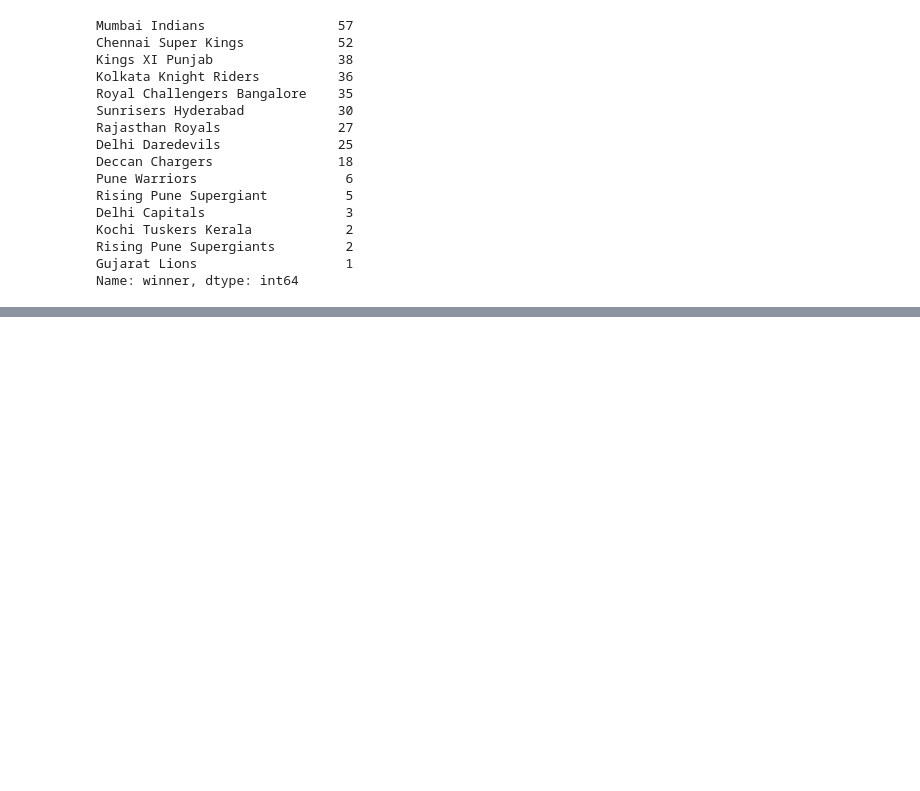
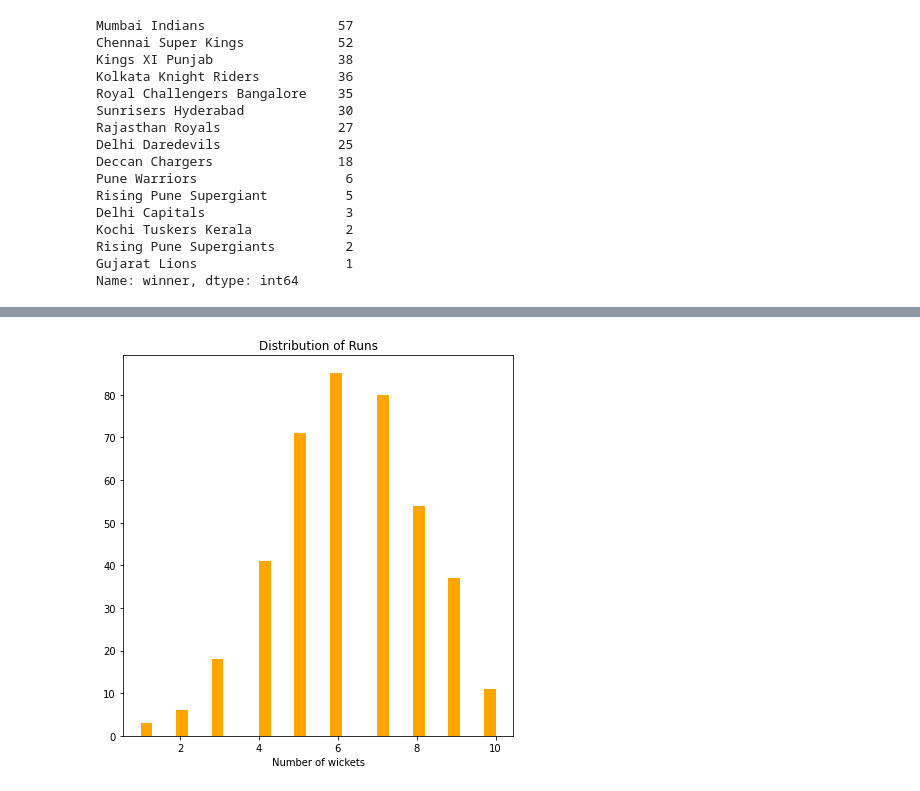
Before and after one commit to World-of-ML-AI/Data-Analysis-Tools, a Jupyter notebook: Exploratory Data Analysis Projects/IPL Dataset EDA/IPL Exploratory Data Analysis.ipynb, the cells around one changed output, grey strips where cells are left out. Saved outputs shown, nothing was run; the diff lists cells and outputs as text; code cells hidden in the pictures; blank space fills up the shorter version.

```diff
--- a/Exploratory Data Analysis Projects/IPL Dataset EDA/IPL Exploratory Data Analysis.ipynb
+++ b/Exploratory Data Analysis Projects/IPL Dataset EDA/IPL Exploratory Data Analysis.ipynb
@@ -174,0 +195,9 @@ plt.show()
+# %%
+# Making a histogram for frequency of wins w.r.t number of wickets
+plt.figure(figsize = (7, 7))
+plt.hist(batting_second['win_by_wickets'], color = 'orange', bins = 30)
+plt.title("Distribution of Runs")
+plt.xlabel("Number of wickets")
+plt.show()
+# %% [output]
+[figure, added]
```
Also changed, not shown: parts of 22 cells of this notebook.
